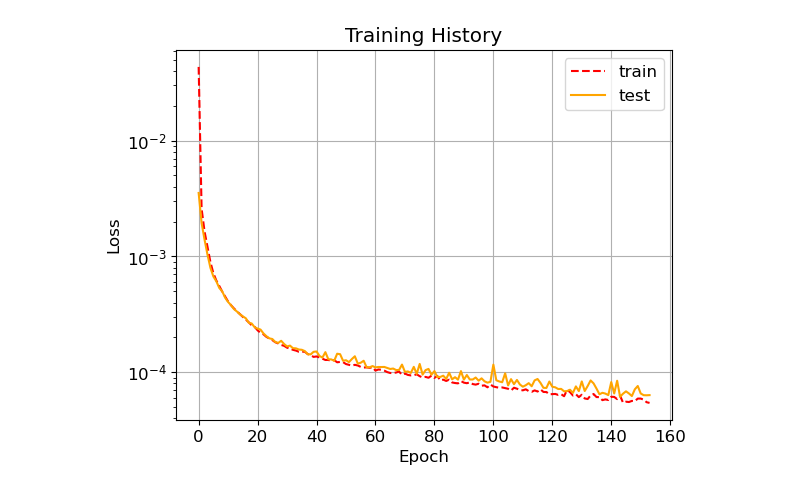
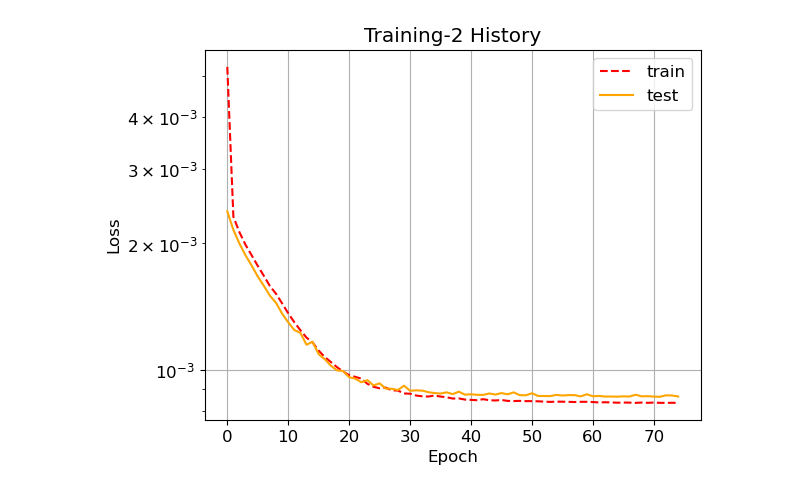
Before and after one commit to anikmh/emulator, a Jupyter notebook: train/mvsr/mvsr_nl.ipynb, the cells around one changed output. Drawn from its saved outputs; the diff is of its cells as text; code cells hidden in the pictures.

```diff
--- a/train/mvsr/mvsr_nl.ipynb
+++ b/train/mvsr/mvsr_nl.ipynb
@@ -90,10 +146,28 @@ Model: "sequential_4"
 # %%
+model2 = tf.keras.models.Sequential([
+    layers.Dense(1, activation='linear', input_shape=(y_ncols,))
+])
+
+model2.compile(
+    optimizer='adam',
+    loss='mse',
+    metrics=['mae']
+)
+model2.summary()
+
 batch_size = 128
 num_epochs = 1000
 
 # Set up a callback to stop early if given criteria is satisfied
-stop_early = tf.keras.callbacks.EarlyStopping(
+early_stop = tf.keras.callbacks.EarlyStopping(
     monitor='val_loss',
     min_delta=1.0e-6,
     patience=10
 )
+
+lr_schedule = tf.keras.callbacks.ReduceLROnPlateau(
+    monitor='val_loss',
+    factor=0.5,
+    patience=10,
+    min_lr=1e-6
+)
@@ -100,5 +184,5 @@ stop_early = tf.keras.callbacks.EarlyStopping(
 # %%
-training = model.fit(x=x_tr, y=y_tr, batch_size=batch_size, validation_data=(x_ts, y_ts), \
-                    epochs=num_epochs, callbacks=[stop_early], verbose=2)
+training2 = model2.fit(x=y_tr2, y=z_tr, batch_size=batch_size, validation_data=(y_ts2, z_ts), \
+                    epochs=num_epochs, callbacks=[early_stop, lr_schedule], verbose=2)
 # %% [output]
 Epoch 1/1000
@@ -121,12 +205,12 @@ Epoch 154/1000
 # %%
-plt.semilogy(training.history['loss'], ls='--', color='red', label='train')
-plt.semilogy(training.history['val_loss'], color='orange', label='test')
+plt.semilogy(training2.history['loss'], ls='--', color='red', label='train')
+plt.semilogy(training2.history['val_loss'], color='orange', label='test')
 plt.grid()
 plt.ylabel("Loss")
 plt.xlabel("Epoch")
-plt.title("Training History")
+plt.title("Training-2 History")
 plt.legend()
 plt.show()
 # %% [output]
-[figure, old version]
+[figure, new version]
 # %%
```
Also changed, not shown: parts of 12 cells of this notebook, 2 other files.
